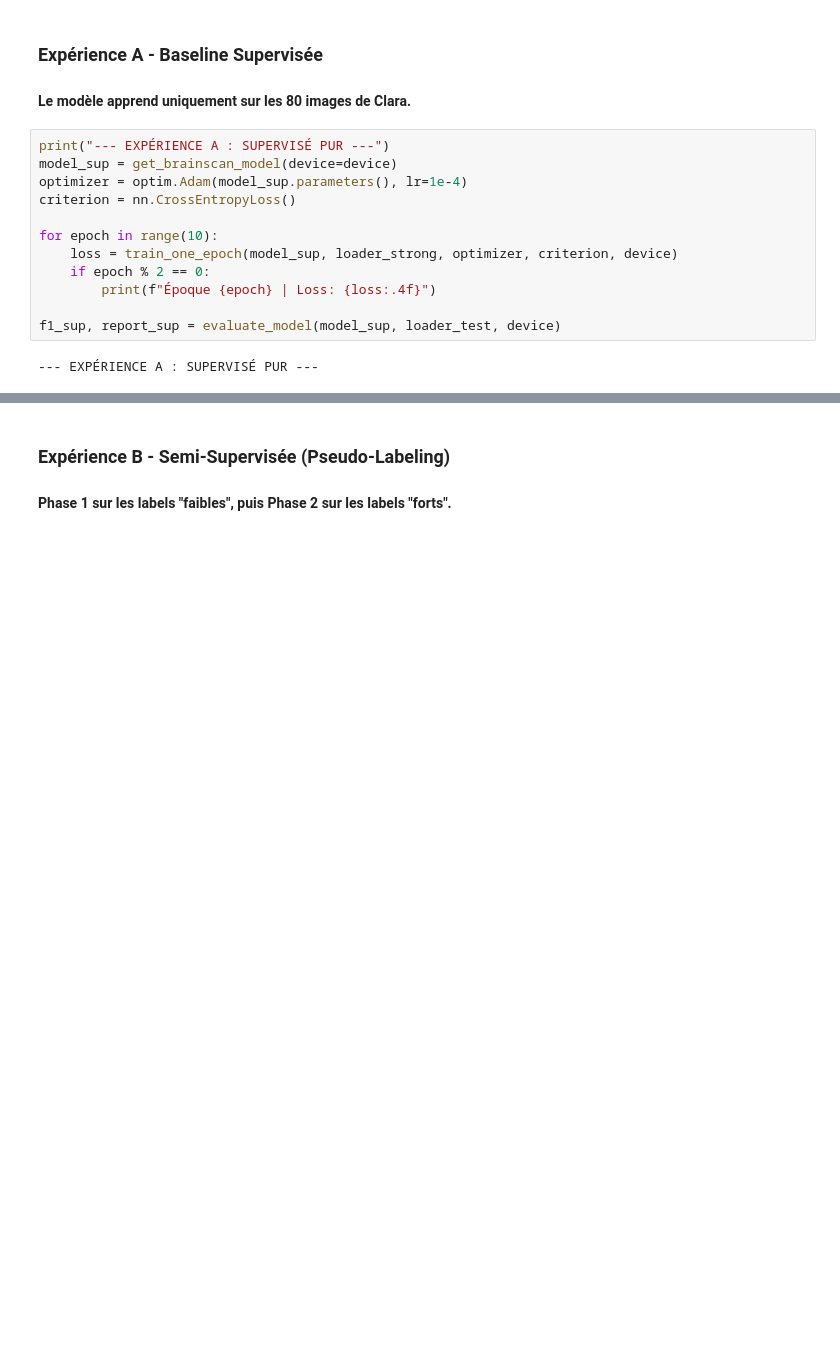
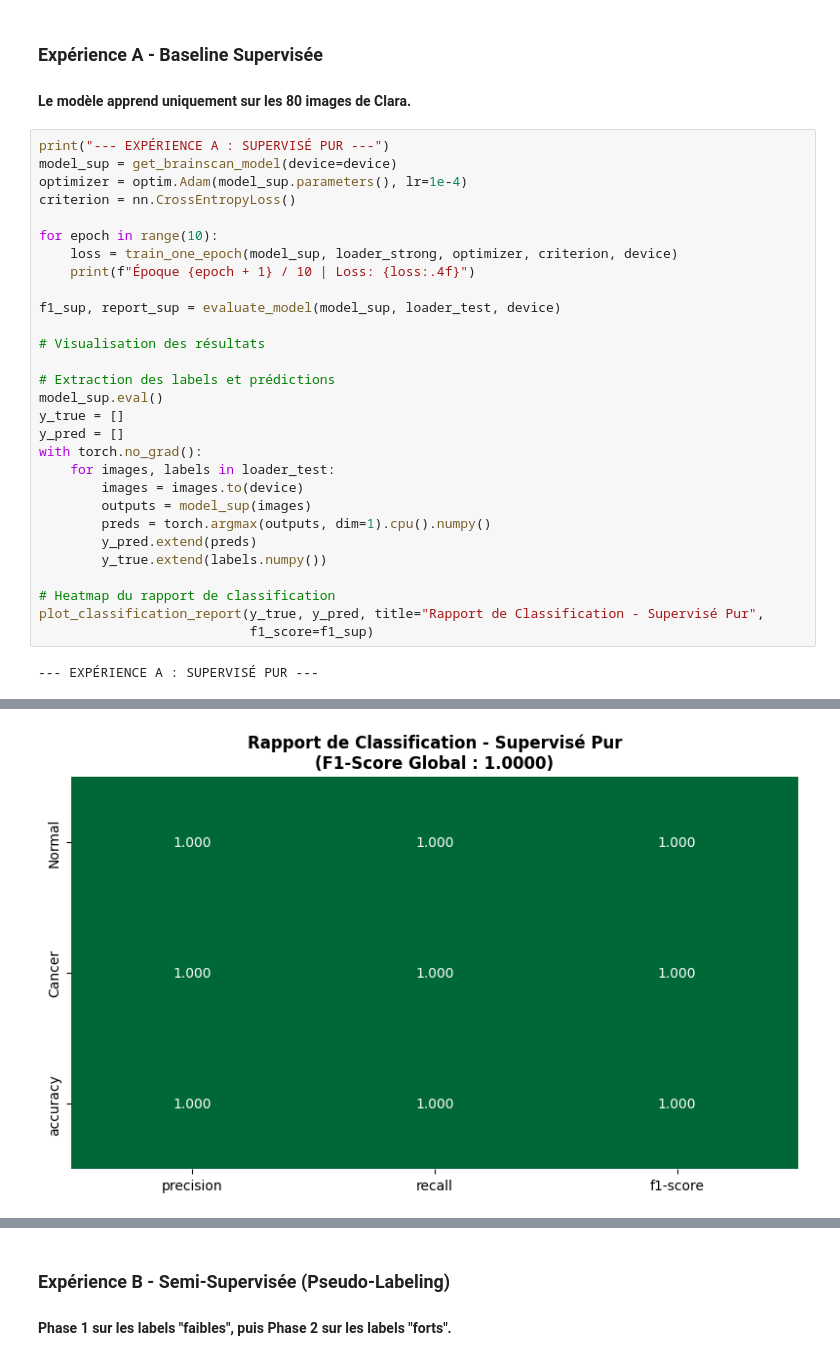
Before and after one commit to XavierCoulon/OC_P10_SSL_BrainScanAI, a Jupyter notebook: notebooks/04_semi_supervised_approach.ipynb, the cells around one changed output, grey strips where cells are left out. Cells and saved outputs as stored; diff of their text form; blank space fills up the shorter version.

```diff
--- a/notebooks/04_semi_supervised_approach.ipynb
+++ b/notebooks/04_semi_supervised_approach.ipynb
@@ -81,9 +82,26 @@ criterion = nn.CrossEntropyLoss()
 
 for epoch in range(10):
     loss = train_one_epoch(model_sup, loader_strong, optimizer, criterion, device)
-    if epoch % 2 == 0:
-        print(f"Époque {epoch} | Loss: {loss:.4f}")
+    print(f"Époque {epoch + 1} / 10 | Loss: {loss:.4f}")
 
 f1_sup, report_sup = evaluate_model(model_sup, loader_test, device)
+
+# Visualisation des résultats
+
+# Extraction des labels et prédictions
+model_sup.eval()
+y_true = []
+y_pred = []
+with torch.no_grad():
+    for images, labels in loader_test:
+        images = images.to(device)
+        outputs = model_sup(images)
+        preds = torch.argmax(outputs, dim=1).cpu().numpy()
+        y_pred.extend(preds)
+        y_true.extend(labels.numpy())
+
+# Heatmap du rapport de classification
+plot_classification_report(y_true, y_pred, title="Rapport de Classification - Supervisé Pur",
+                           f1_score=f1_sup)
 # %% [output]
 --- EXPÉRIENCE A : SUPERVISÉ PUR ---
@@ -94,0 +118 @@ f1_sup, report_sup = evaluate_model(model_sup, loader_test, device)
+[figure, added]
```
Also changed, not shown: parts of 6 cells of this notebook, 5 other files.
